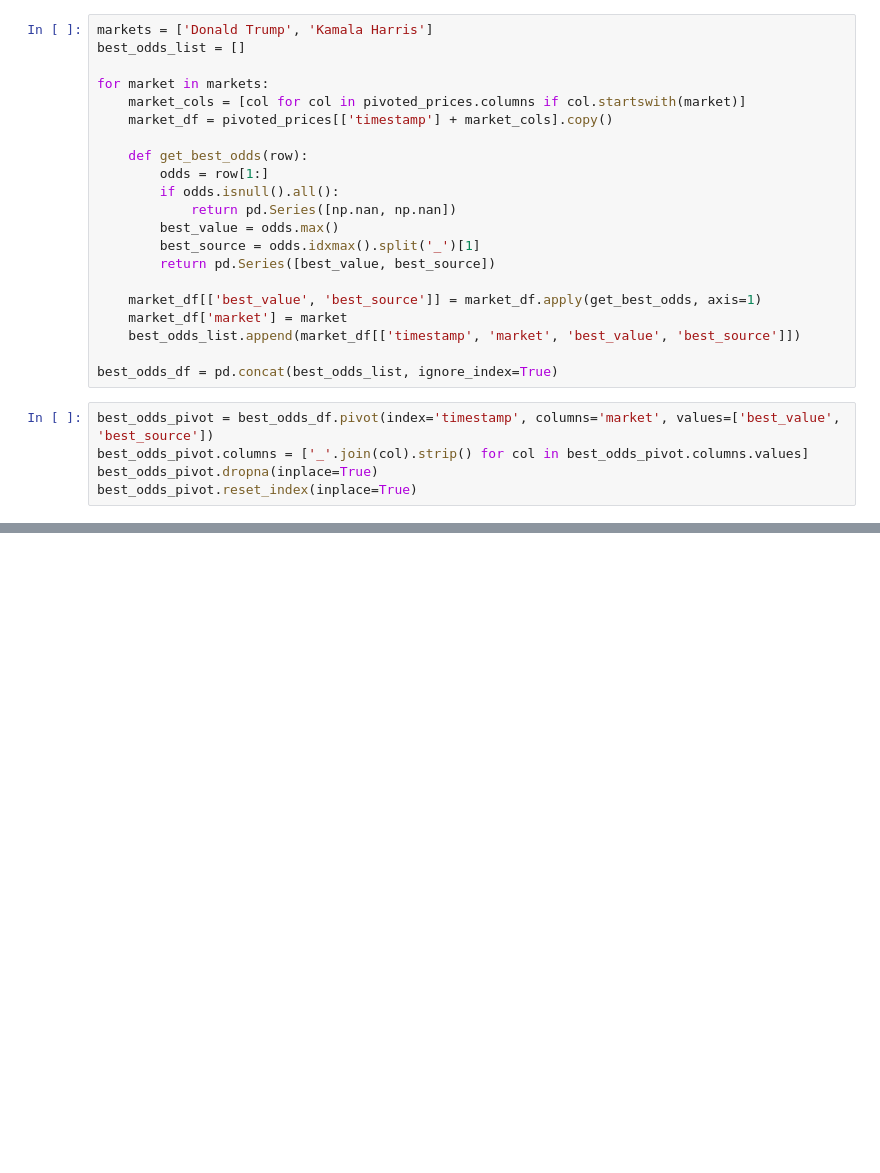
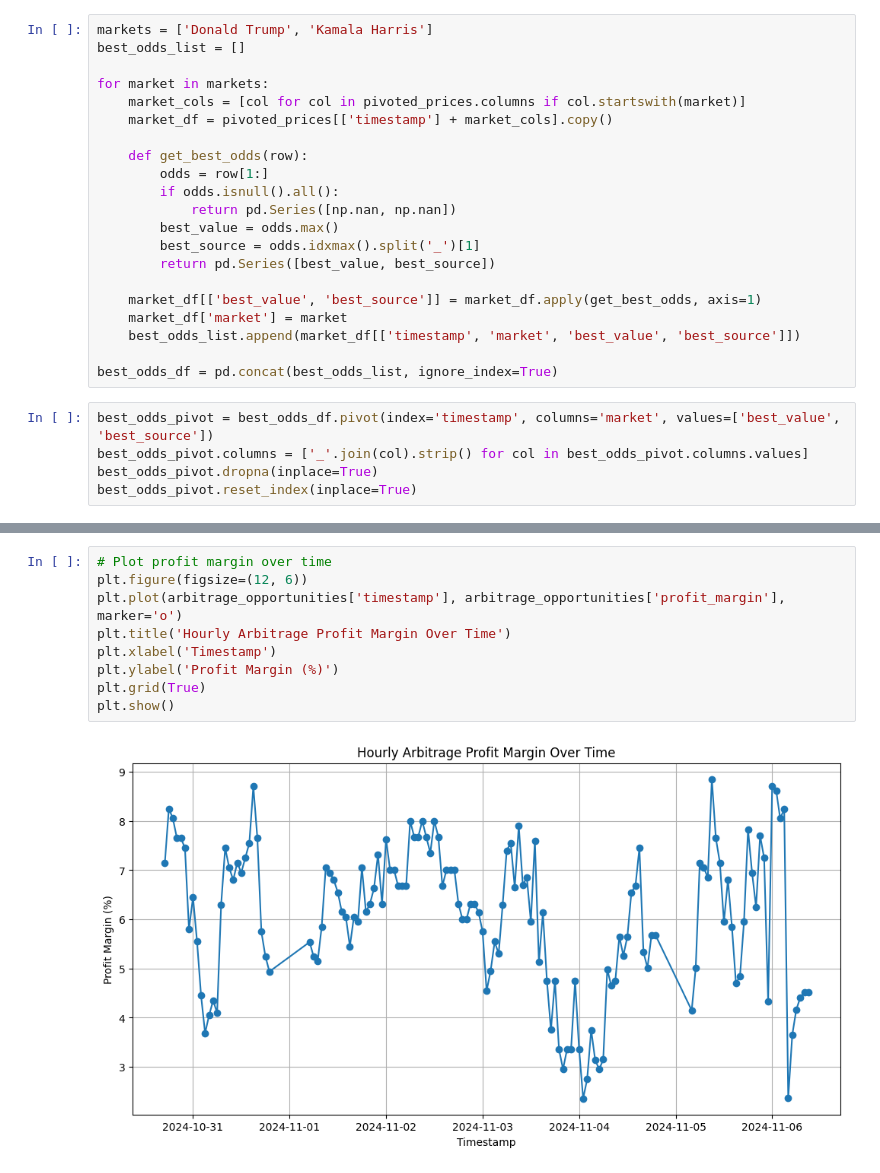
Before and after one commit to Dusoye/bookmaker_arbitrage, a Jupyter notebook: scr/analysis.ipynb, the cells around one changed output, grey strips where cells are left out. Saved outputs shown, nothing was run; the diff lists cells and outputs as text; blank space fills up the shorter version.

Commit message:
add profitability

```diff
--- a/scr/analysis.ipynb
+++ b/scr/analysis.ipynb
@@ -180,0 +369,11 @@ arbitrage_opportunities.to_csv('../output/arbs.csv',index=False)
+# %%
+# Plot profit margin over time
+plt.figure(figsize=(12, 6))
+plt.plot(arbitrage_opportunities['timestamp'], arbitrage_opportunities['profit_margin'], marker='o')
+plt.title('Hourly Arbitrage Profit Margin Over Time')
+plt.xlabel('Timestamp')
+plt.ylabel('Profit Margin (%)')
+plt.grid(True)
+plt.show()
+# %% [output]
+[figure, added]
```
Also changed, not shown: parts of 16 cells of this notebook.
